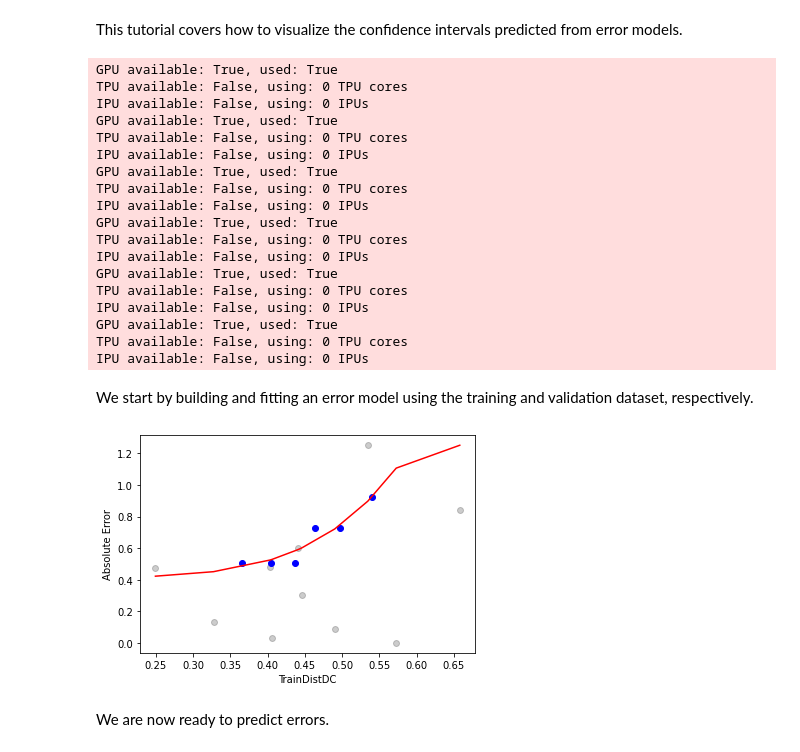
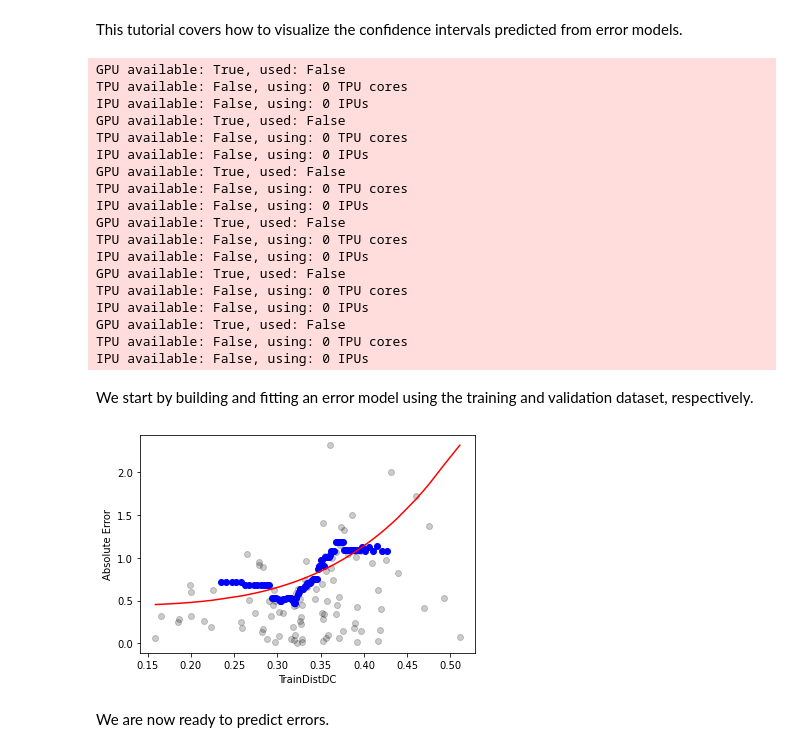
Before and after one commit to Oloren-AI/olorenchemengine, a Jupyter notebook: examples/2D_Visualizing_Errors.ipynb, the cells around one changed output. Cells and saved outputs as stored; diff of their text form; code cells hidden in the pictures.

```diff
--- a/examples/2D_Visualizing_Errors.ipynb
+++ b/examples/2D_Visualizing_Errors.ipynb
@@ -10,7 +10,7 @@ import numpy as np
 df = pd.read_csv(oce.download_public_file("MoleculeNet/load_lipo.csv"))[["smiles","exp"]]
 
 # Use smaller dataset for speed, remove this line for full dataset
-df = df.sample(100)
+df = df.sample(1000)
 
 dataset = oce.BaseDataset(data = df.to_csv(),
     property_col = "exp",
@@ -19,33 +19,33 @@ dataset = oce.BaseDataset(data = df.to_csv(),
 model = oce.TOP_MODELS_ADMET()[1]
 model.fit(*dataset.train_dataset)
 # %% [output]
-GPU available: True, used: True
+GPU available: True, used: False
 TPU available: False, using: 0 TPU cores
 IPU available: False, using: 0 IPUs
-GPU available: True, used: True
+GPU available: True, used: False
 TPU available: False, using: 0 TPU cores
 IPU available: False, using: 0 IPUs
-GPU available: True, used: True
+GPU available: True, used: False
 TPU available: False, using: 0 TPU cores
 IPU available: False, using: 0 IPUs
-GPU available: True, used: True
+GPU available: True, used: False
 TPU available: False, using: 0 TPU cores
 IPU available: False, using: 0 IPUs
-GPU available: True, used: True
+GPU available: True, used: False
 TPU available: False, using: 0 TPU cores
 IPU available: False, using: 0 IPUs
-GPU available: True, used: True
+GPU available: True, used: False
 TPU available: False, using: 0 TPU cores
 IPU available: False, using: 0 IPUs
 # %% [markdown]
 We start by building and fitting an error model using the training and validation dataset, respectively.
 # %%
-error_model = oce.TrainDistDC(ci=0.8)
+error_model = oce.TrainDistDC(ci=0.8, method = "roll", window=20)
 error_model.build(model, dataset.train_dataset[0], dataset.train_dataset[1])
 # %%
-error_model.fit(dataset.valid_dataset[0], dataset.valid_dataset[1], window=5)
+error_model.fit(dataset.valid_dataset[0], dataset.valid_dataset[1])
 # %% [output]
-[figure, old version]
+[figure, new version]
 # %% [markdown]
 We are now ready to predict errors.
 # %%
```
Also changed, not shown: 1 other file.
